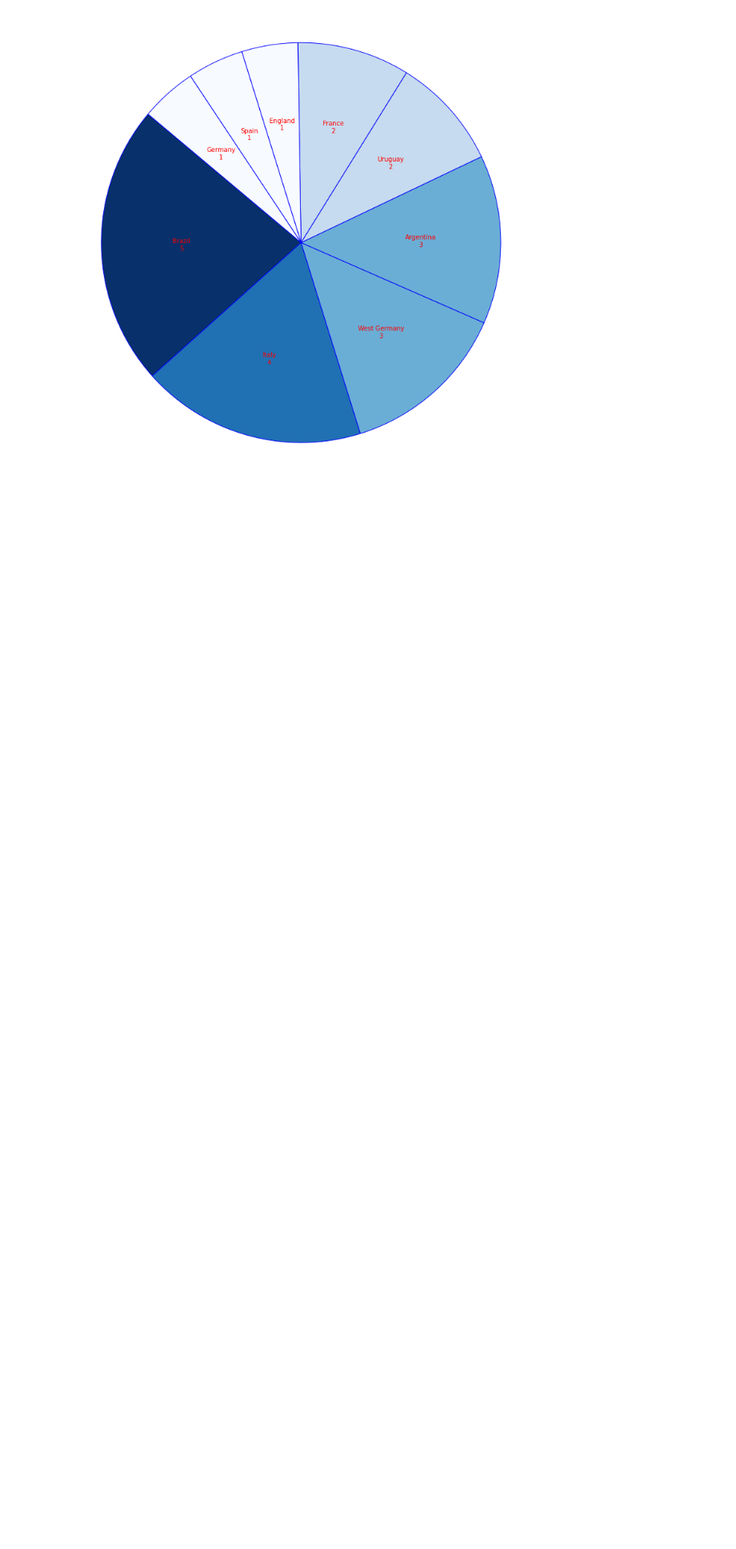
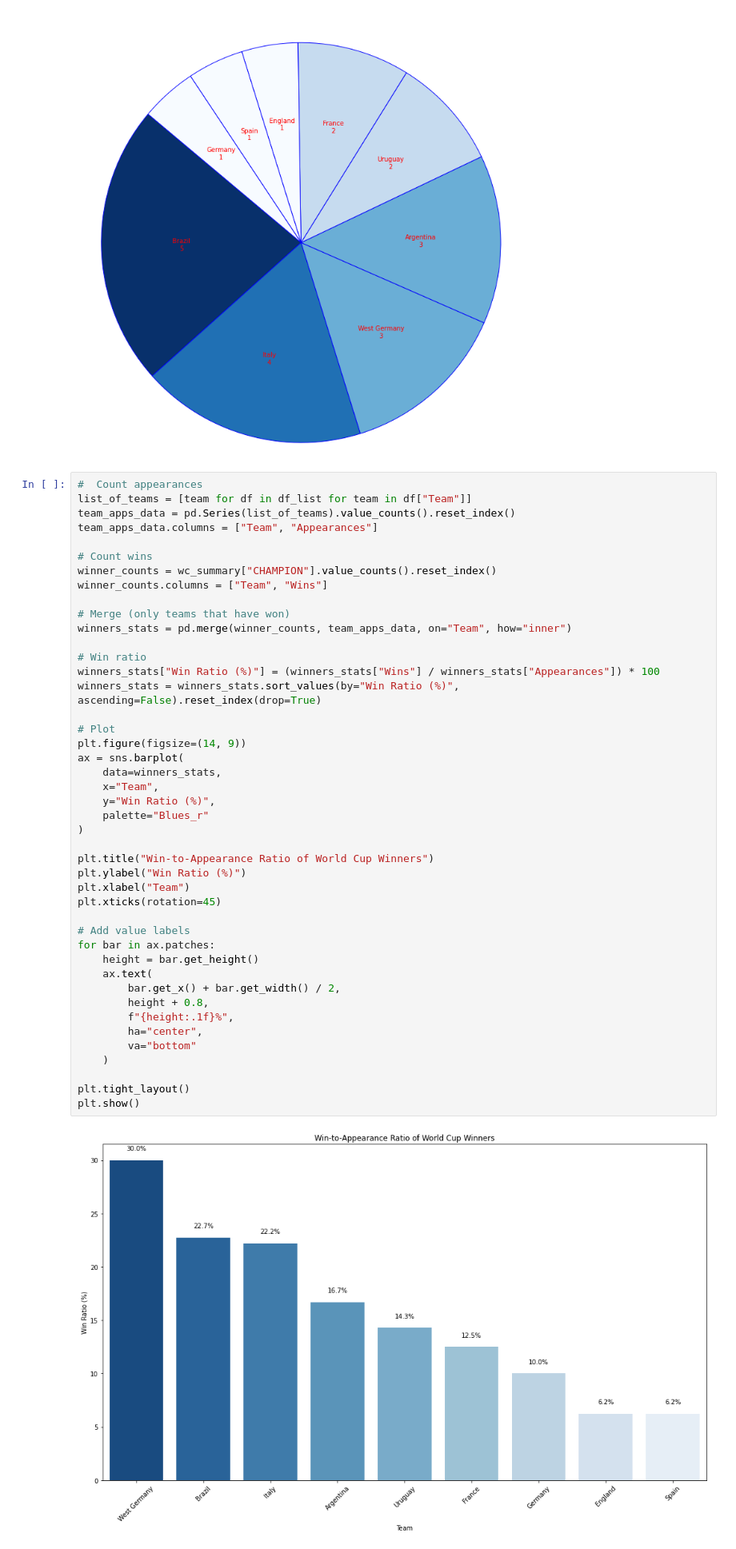
Before and after one commit to Cemozbay1/FIFA_WC_Data_Analysis, a Jupyter notebook: FIFA_Word_Cup_Data_Analysis.ipynb, the cells around one changed output. Shown at 80% size. Cells and saved outputs as stored; diff of their text form; blank space fills up the shorter version.

Commit message:
Progressin Analysis FIFA World Cup Data Analysis

```diff
--- a/FIFA_Word_Cup_Data_Analysis.ipynb
+++ b/FIFA_Word_Cup_Data_Analysis.ipynb
@@ -211,6 +211,52 @@ plt.tight_layout()
 plt.show()
 # %% [output]
 [figure]
+# %%
+#  Count appearances
+list_of_teams = [team for df in df_list for team in df["Team"]]
+team_apps_data = pd.Series(list_of_teams).value_counts().reset_index()
+team_apps_data.columns = ["Team", "Appearances"]
+
+# Count wins
+winner_counts = wc_summary["CHAMPION"].value_counts().reset_index()
+winner_counts.columns = ["Team", "Wins"]
+
+# Merge (only teams that have won)
+winners_stats = pd.merge(winner_counts, team_apps_data, on="Team", how="inner")
+
+# Win ratio
+winners_stats["Win Ratio (%)"] = (winners_stats["Wins"] / winners_stats["Appearances"]) * 100
+winners_stats = winners_stats.sort_values(by="Win Ratio (%)", ascending=False).reset_index(drop=True)
+
+# Plot
+plt.figure(figsize=(14, 9))
+ax = sns.barplot(
+    data=winners_stats,
+    x="Team",
+    y="Win Ratio (%)",
+    palette="Blues_r"
+)
+
+plt.title("Win-to-Appearance Ratio of World Cup Winners")
+plt.ylabel("Win Ratio (%)")
+plt.xlabel("Team")
+plt.xticks(rotation=45)
+
+# Add value labels
+for bar in ax.patches:
+    height = bar.get_height()
+    ax.text(
+        bar.get_x() + bar.get_width() / 2,
+        height + 0.8,
+        f"{height:.1f}%",
+        ha="center",
+        va="bottom"
+    )
+
+plt.tight_layout()
+plt.show()
+# %% [output]
+[figure, added]
 # %% [markdown]
 ## How has goal scoring evolved over the years?
 # %%
```
